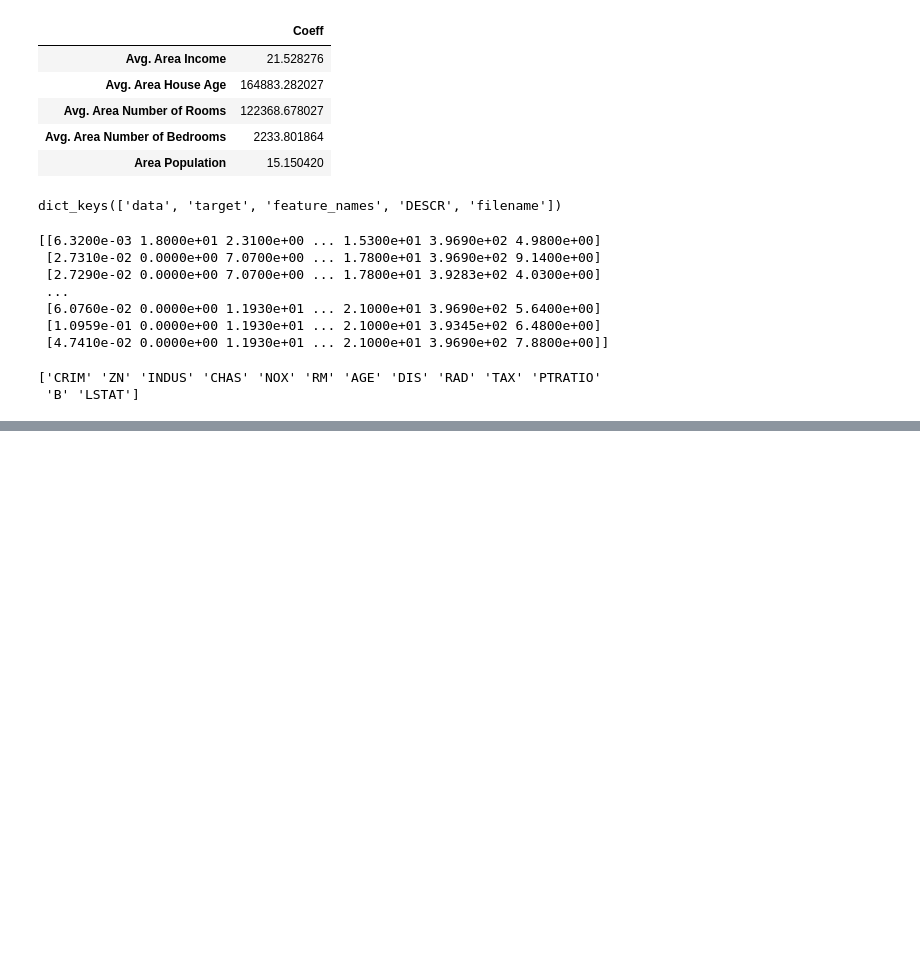
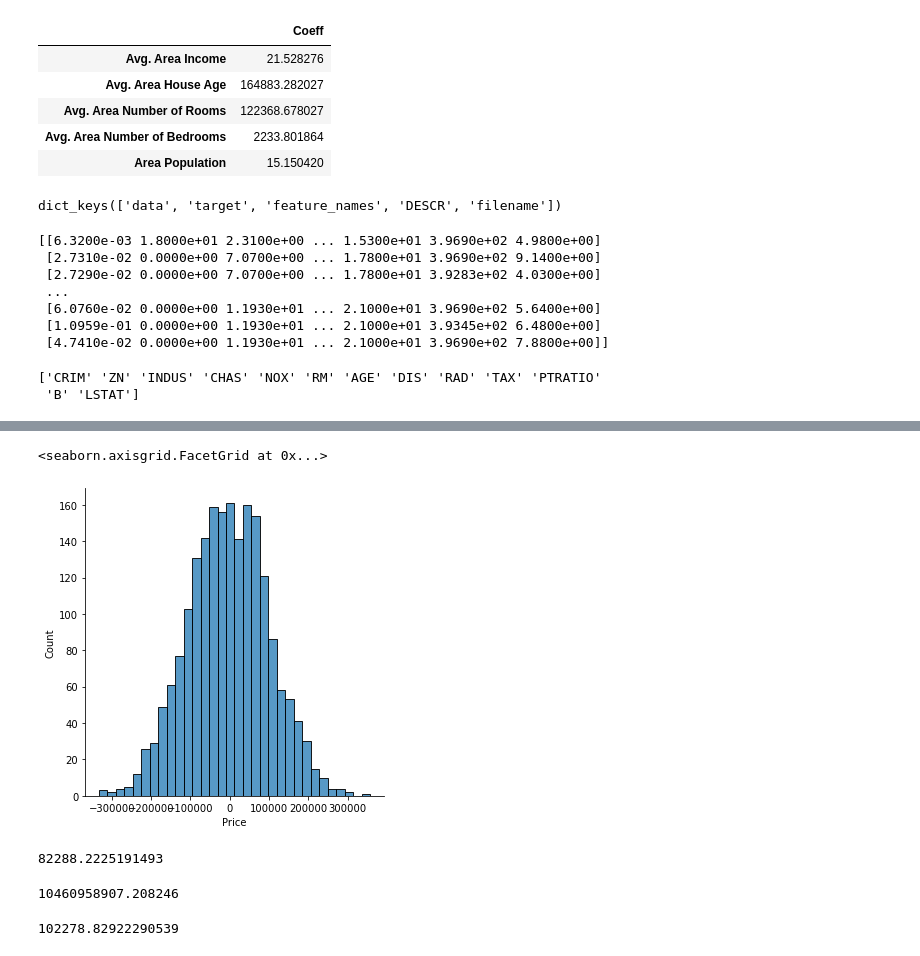
Before and after one commit to boyplus/Udemy-Python-DS-ML, a Jupyter notebook: Py_DS_ML/11-Linear-Regression/01-My-Linear Regression with Python.ipynb, the cells around one changed output, grey strips where cells are left out. Drawn from its saved outputs; the diff is of its cells as text; code cells hidden in the pictures; blank space fills up the shorter version.

```diff
--- a/Py_DS_ML/11-Linear-Regression/01-My-Linear Regression with Python.ipynb
+++ b/Py_DS_ML/11-Linear-Regression/01-My-Linear Regression with Python.ipynb
@@ -142,0 +172,6 @@ print(boston['feature_names'])
+# %%
+# find different -> if get normal dist -> good sign
+sns.displot(y_test-predictions)
+# %% [output]
+<seaborn.axisgrid.FacetGrid at 0x...>
+[figure, added]
@@ -142,0 +180,12 @@ print(boston['feature_names'])
+# %%
+metrics.mean_absolute_error(y_test,predictions)
+# %% [output]
+82288.2225191493
+# %%
+metrics.mean_squared_error(y_test,predictions)
+# %% [output]
+10460958907.208246
+# %%
+np.sqrt(metrics.mean_squared_error(y_test,predictions))
+# %% [output]
+102278.82922290539
```
Also changed, not shown: parts of 5 cells of this notebook, 1 other file.
